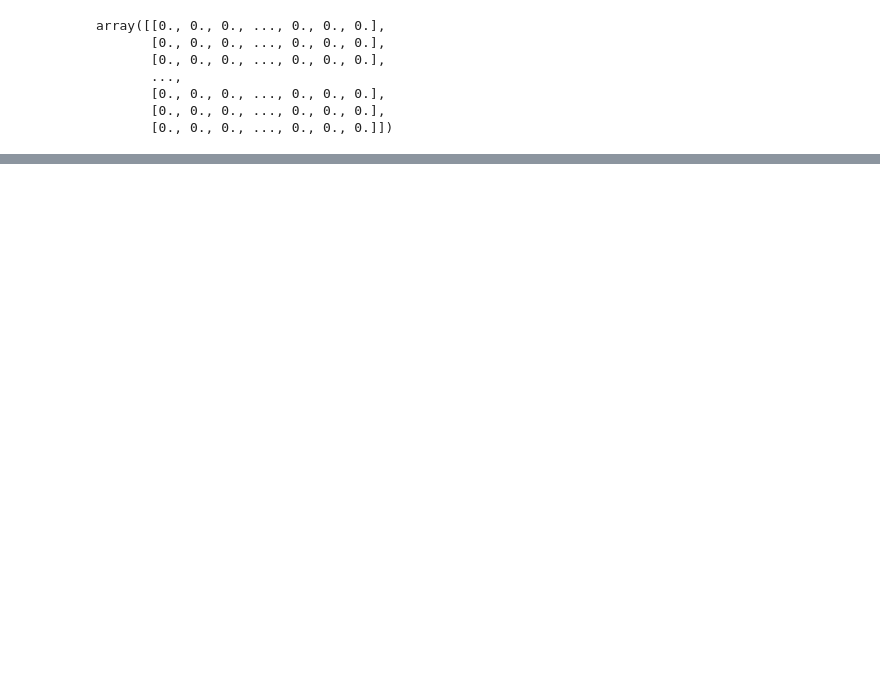
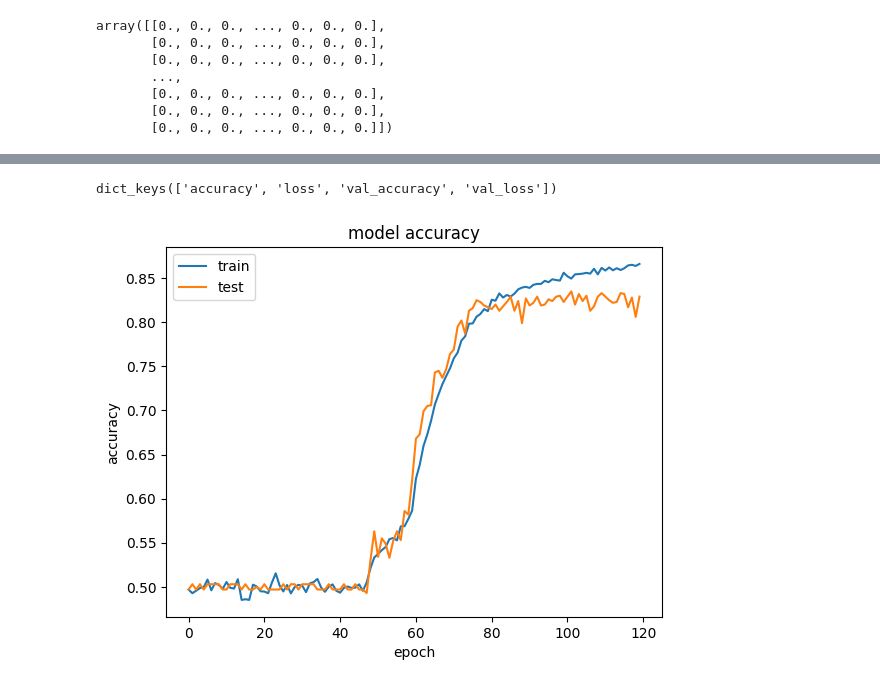
Before and after one commit to vikramabid/Chat_Bots_nlp_project, a Jupyter notebook: que-ans-chatbot.ipynb, the cells around one changed output, grey strips where cells are left out. Saved outputs shown, nothing was run; the diff lists cells and outputs as text; code cells hidden in the pictures; blank space fills up the shorter version.

Commit message:
model_train_LSTM

```diff
--- a/que-ans-chatbot.ipynb
+++ b/que-ans-chatbot.ipynb
@@ -258,0 +351,15 @@ tokenizer.word_index['no']
+# %%
+# Reduce with RNN (LSTM)
+answer = LSTM(32)(answer)  # (samples, 32)
+# %%
+# Regularization with Dropout
+answer = Dropout(0.5)(answer)
+answer = Dense(vocab_size)(answer)  # (samples, vocab_size)
+# %%
+# we output a probability distribution over the vocabulary
+answer = Activation('softmax')(answer)
+
+# build the final model
+model = Model([input_sequence, question], answer)
+model.compile(optimizer='rmsprop', loss='categorical_crossentropy',
+              metrics=['accuracy'])
@@ -258,0 +390,2 @@ tokenizer.word_index['no']
+# %%
+history = model.fit([inputs_train, queries_train], answers_train,batch_size=32,epochs=120,validation_data=([inputs_test, queries_test], answers_test))
@@ -258,0 +415,15 @@ tokenizer.word_index['no']
+# %%
+import matplotlib.pyplot as plt
+%matplotlib inline
+print(history.history.keys())
+# summarize history for accuracy
+plt.plot(history.history['accuracy'])
+plt.plot(history.history['val_accuracy'])
+plt.title('model accuracy')
+plt.ylabel('accuracy')
+plt.xlabel('epoch')
+plt.legend(['train', 'test'], loc='upper left')
+plt.show()
+# %% [output]
+dict_keys(['accuracy', 'loss', 'val_accuracy', 'val_loss'])
+[figure, added]
```
Also changed, not shown: parts of 38 cells of this notebook.
